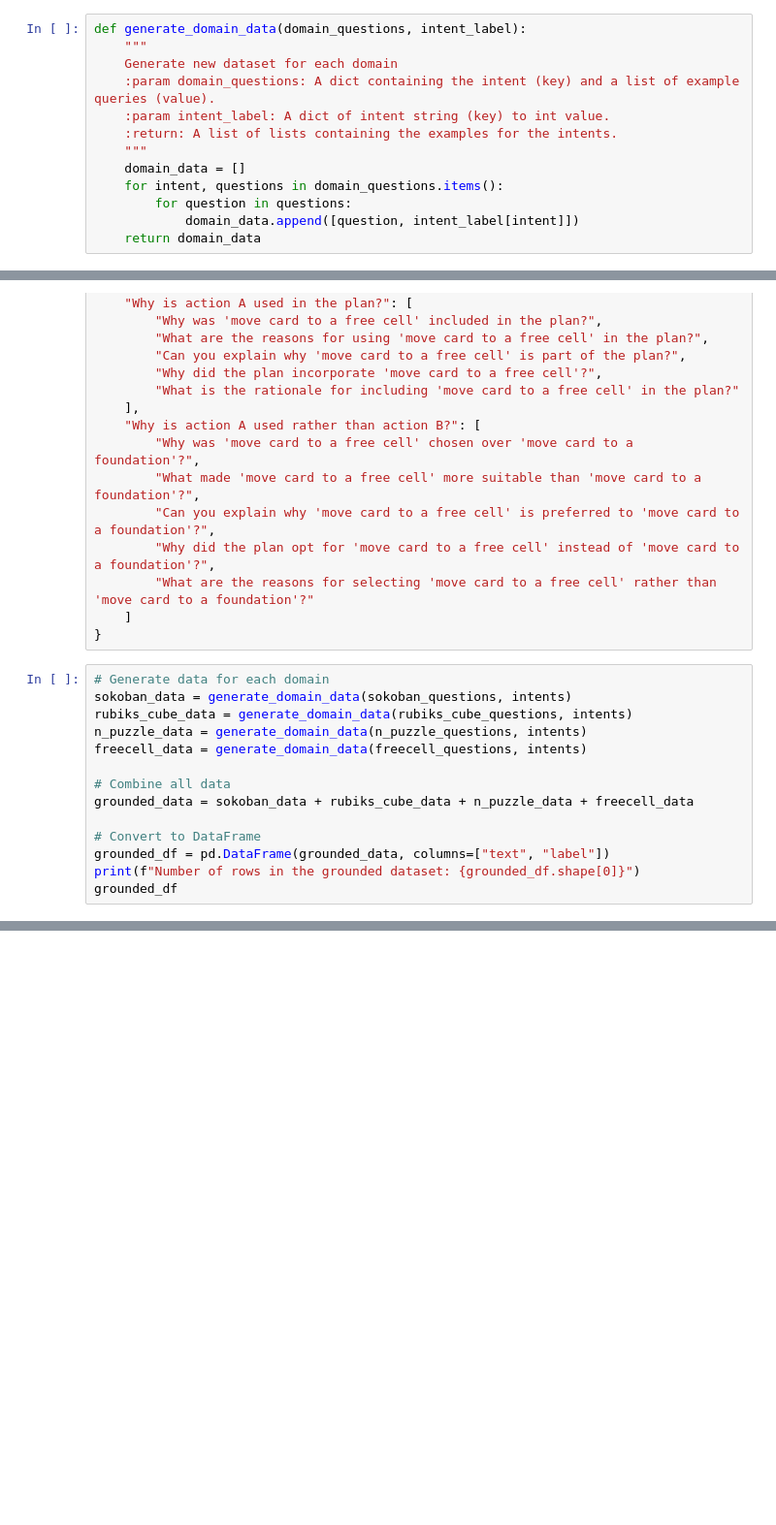
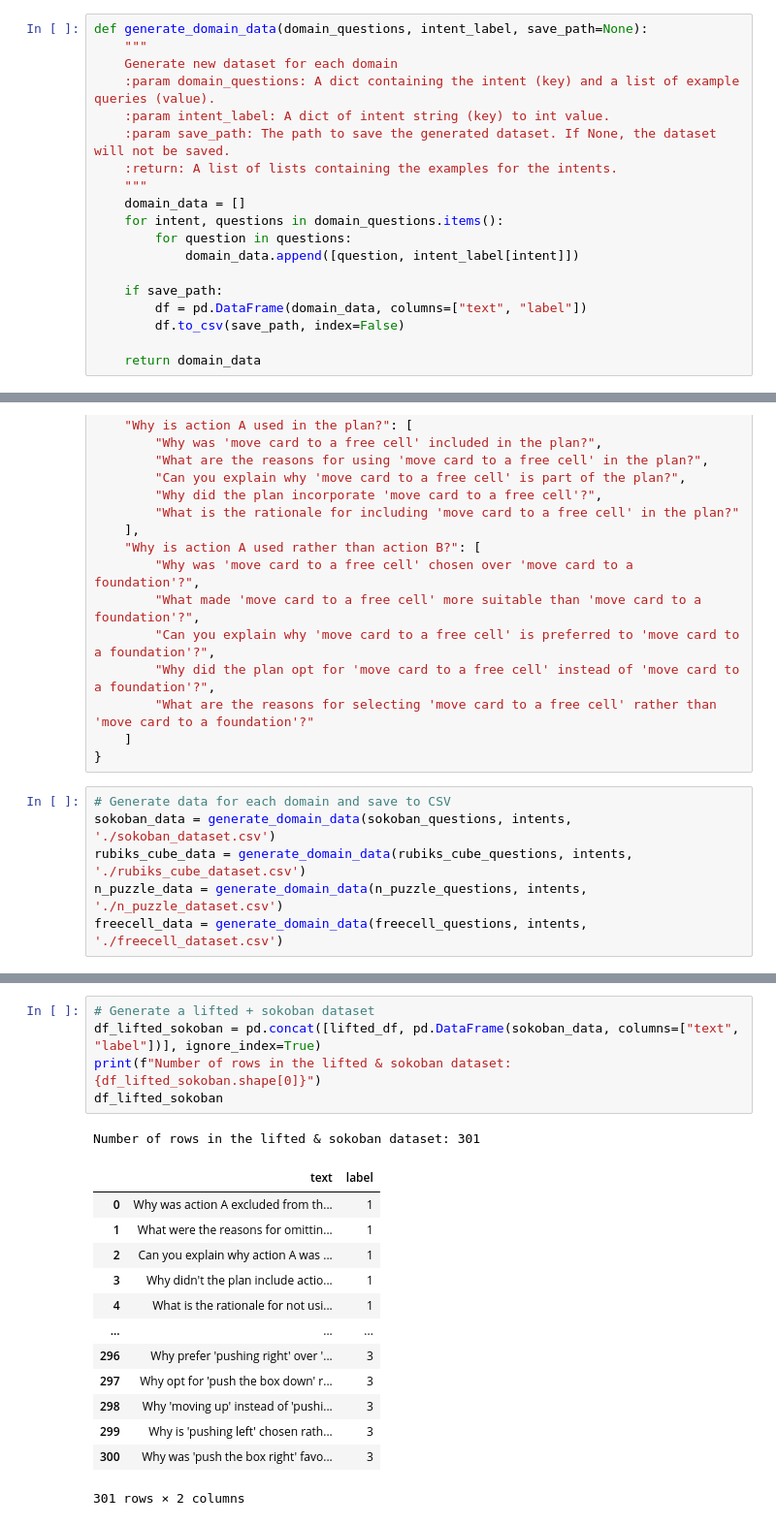
Before and after one commit to g-nitin/Contrastive-Planning, a Jupyter notebook: intent_parsing/data/data_generation.ipynb, the cells around one changed output, grey strips where cells are left out. Shown at 97% size. Cells and saved outputs as stored; diff of their text form; blank space fills up the shorter version.

```diff
--- a/framework_nlp/data/data_generation.ipynb
+++ b/intent_parsing/data/data_generation.ipynb
@@ -84,15 +90,21 @@ Number of rows in the lifted dataset: 41
 # %%
-def generate_domain_data(domain_questions, intent_label):
+def generate_domain_data(domain_questions, intent_label, save_path=None):
     """
     Generate new dataset for each domain
     :param domain_questions: A dict containing the intent (key) and a list of example queries (value).
     :param intent_label: A dict of intent string (key) to int value.
+    :param save_path: The path to save the generated dataset. If None, the dataset will not be saved.
     :return: A list of lists containing the examples for the intents.
     """
     domain_data = []
     for intent, questions in domain_questions.items():
         for question in questions:
             domain_data.append([question, intent_label[intent]])
+
+    if save_path:
+        df = pd.DataFrame(domain_data, columns=["text", "label"])
+        df.to_csv(save_path, index=False)
+
     return domain_data
 # %%
 # Define new grounded example questions for each intent in the Sokoban, Rubik's Cube, N-Puzzle, and FreeCell domains
@@ -437,16 +449,8 @@ freecell_questions = {
     ]
 }
 # %%
-# Generate data for each domain
-sokoban_data = generate_domain_data(sokoban_questions, intents)
-rubiks_cube_data = generate_domain_data(rubiks_cube_questions, intents)
-n_puzzle_data = generate_domain_data(n_puzzle_questions, intents)
-freecell_data = generate_domain_data(freecell_questions, intents)
-
-# Combine all data
-grounded_data = sokoban_data + rubiks_cube_data + n_puzzle_data + freecell_data
-
-# Convert to DataFrame
-grounded_df = pd.DataFrame(grounded_data, columns=["text", "label"])
-print(f"Number of rows in the grounded dataset: {grounded_df.shape[0]}")
-grounded_df
+# Generate data for each domain and save to CSV
+sokoban_data = generate_domain_data(sokoban_questions, intents, './sokoban_dataset.csv')
+rubiks_cube_data = generate_domain_data(rubiks_cube_questions, intents, './rubiks_cube_dataset.csv')
+n_puzzle_data = generate_domain_data(n_puzzle_questions, intents, './n_puzzle_dataset.csv')
+freecell_data = generate_domain_data(freecell_questions, intents, './freecell_dataset.csv')
@@ -474,3 +486,23 @@ file_path = "./intent_classification_dataset.csv"
 df_final.to_csv(file_path, index=False)
 # %% [output]
 Number of rows in the final dataset: 346
+# %%
+# Generate a lifted + sokoban dataset
+df_lifted_sokoban = pd.concat([lifted_df, pd.DataFrame(sokoban_data, columns=["text", "label"])], ignore_index=True)
+print(f"Number of rows in the lifted & sokoban dataset: {df_lifted_sokoban.shape[0]}")
+df_lifted_sokoban
+# %% [output]
+Number of rows in the lifted & sokoban dataset: 301
+|  | text | label |
+| 0 | Why was action A excluded from th... | 1 |
+| 1 | What were the reasons for omittin... | 1 |
+| 2 | Can you explain why action A was ... | 1 |
+| 3 | Why didn't the plan include actio... | 1 |
+| 4 | What is the rationale for not usi... | 1 |
+| ... | ... | ... |
+| 296 | Why prefer 'pushing right' over '... | 3 |
+| 297 | Why opt for 'push the box down' r... | 3 |
+| 298 | Why 'moving up' instead of 'pushi... | 3 |
+| 299 | Why is 'pushing left' chosen rath... | 3 |
+| 300 | Why was 'push the box right' favo... | 3 |
+301 rows × 2 columns
```
Also changed, not shown: parts of 7 cells of this notebook, 27 other files.
